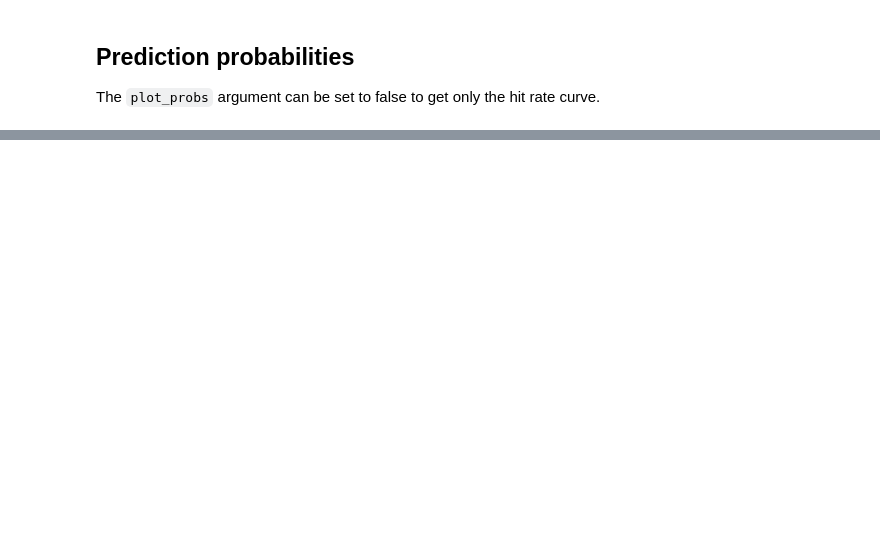
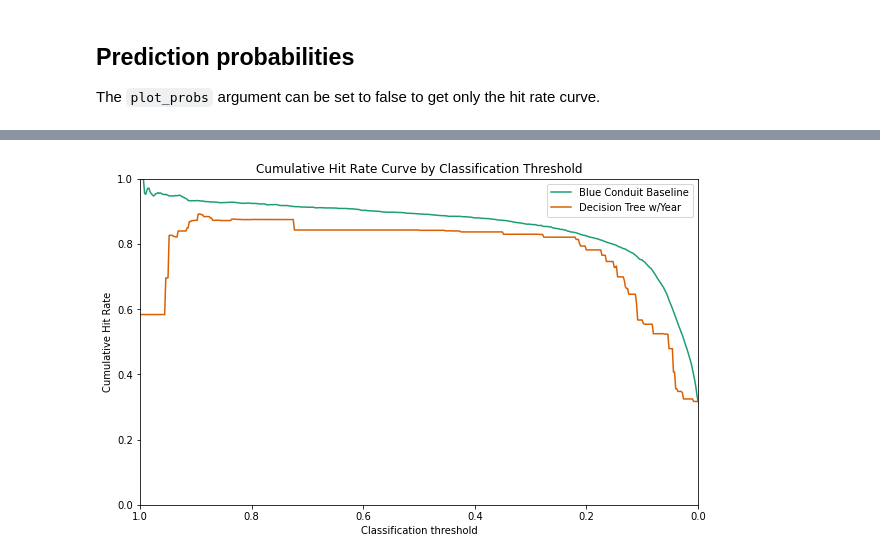
Before and after one commit to mcembalest/teamBlueConduit, a Jupyter notebook: notebooks/flint_model_example_w_plots.ipynb, the cells around one changed output, grey strips where cells are left out. Drawn from its saved outputs; the diff is of its cells as text; code cells hidden in the pictures; blank space fills up the shorter version.

```diff
--- a/notebooks/flint_model_example_w_plots.ipynb
+++ b/notebooks/flint_model_example_w_plots.ipynb
@@ -180,0 +191,12 @@ plot_hit_rate_curve(Ytest['dangerous'].astype(int), mod_list, labels=['Jared Bas
+# %%
+from sklearn.tree import DecisionTreeClassifier
+
+dtc = DecisionTreeClassifier(max_depth=10)
+dtc.fit(Xtrain['Year Built'].values.reshape(-1,1), Ytrain["dangerous"].values)
+dtc_test_preds = dtc.predict_proba(Xtest['Year Built'].values.reshape(-1,1))
+mod_list = [yhat[:,1], dtc_test_preds]
+
+plot_hit_rate_curve(Ytest['dangerous'].astype(int), mod_list, labels=['Blue Conduit Baseline', 'Decision Tree w/Year'],
+                    plot_probs=False, order_by_prob=True)
+# %% [output]
+[figure, added]
```
Also changed, not shown: parts of 12 cells of this notebook, 3 other files.
